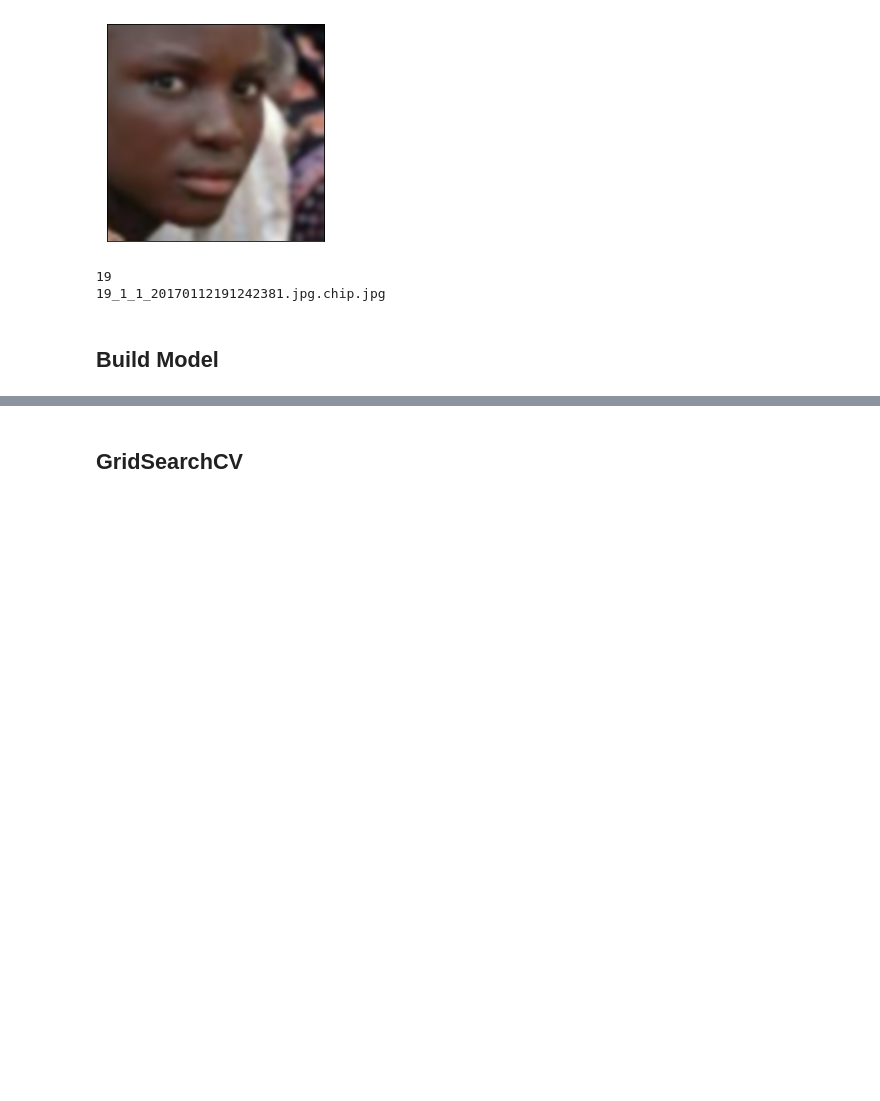
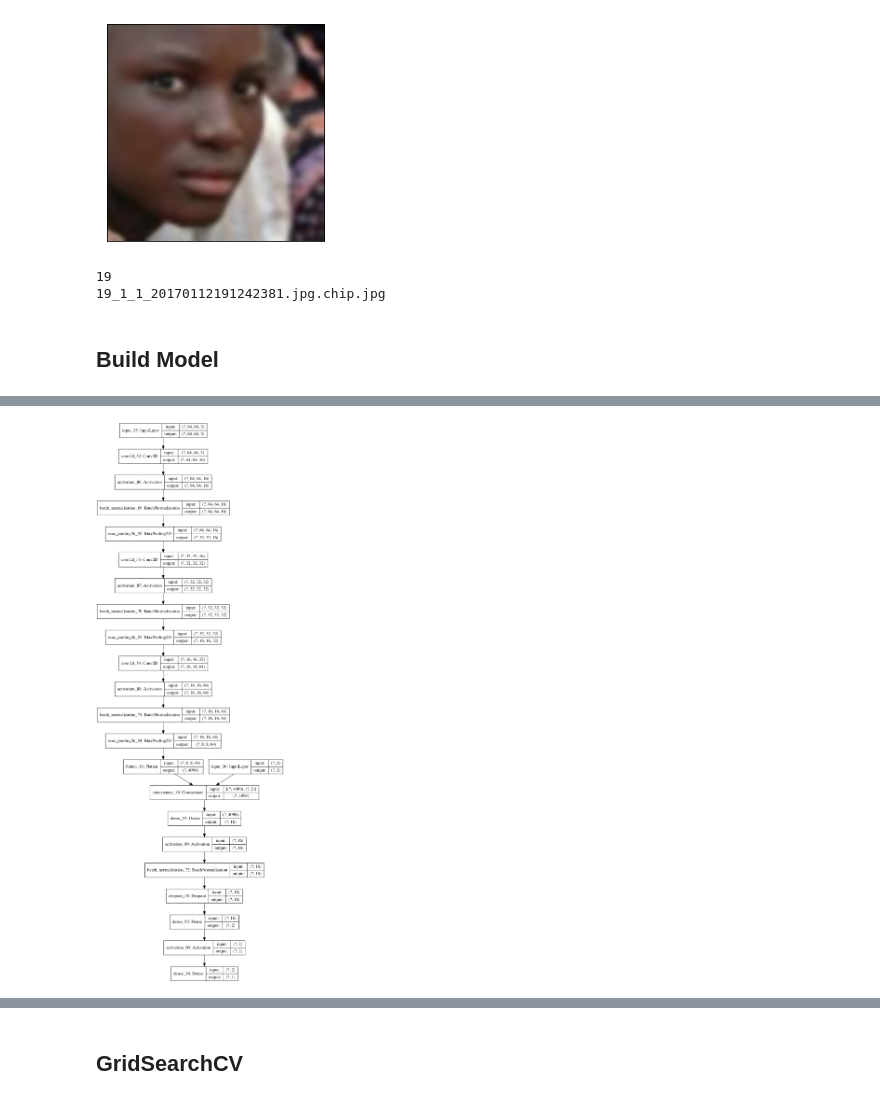
Before and after one commit to domenico97/AgeReg, a Jupyter notebook: AgeReg.ipynb, the cells around one changed output, grey strips where cells are left out. Drawn from its saved outputs; the diff is of its cells as text; code cells hidden in the pictures; blank space fills up the shorter version.

Commit message:
Aggiunto image model

```diff
--- a/AgeReg.ipynb
+++ b/AgeReg.ipynb
@@ -149,15 +149,3 @@ Name: 100_0_0_20170112215240346.jpg.chip.jpg
 Age: 100
 Sex: 0
 Ethnicity: 0
-# %%
-#Creazione CSV
-import csv
-
-with open('dataset.csv', 'w') as csvfile:
-    filewriter = csv.writer(csvfile, delimiter=',', quotechar='|', quoting=csv.QUOTE_MINIMAL)
-    filewriter.writerow(["ID", "Image", "Age", "Sex", "Ethnicity"])
-
-    for i in range(size):
-        arr = np.array(images[i])
-        flat_arr = arr.ravel()
-        filewriter.writerow([i, flat_arr, ages[i], genders[i], ethnicities[i]])
@@ -292,8 +261,18 @@ def build_one_model(optimizer):
 # %%
+#Necessità di aggiungere all'environment:
+#conda install graphviz
+#conda install pydotplus
+
 import keras
+import matplotlib.pyplot as plt
+from keras.utils import plot_model
+import tensorflow as tf
 from keras.layers import *
 from keras.models import *
+from IPython.display import Image
+#from graphviz import Digraph
 from keras import backend as K
+
 
 def create_cnn_model():
 
@@ -321,19 +300,24 @@ def create_cnn_model():
 
     # flatten the volume, then FC => RELU => BN => DROPOUT
     x = Flatten()(x)
+
+    #shape degli attributi numerici
+    aux_rand = Input(shape=(2,))
+    x = keras.layers.Concatenate(axis=1)([x, aux_rand])
     x = Dense(16)(x)
     x = Activation("relu")(x)
     x = BatchNormalization(axis=chanDim)(x)
     x = Dropout(0.5)(x)
 
-    # apply another FC layer, this one to match the number of nodes
-    # coming out of the MLP
     x = Dense(2)(x)
     x = Activation("relu")(x)
+    x = Dense(1, activation="linear")(x)
 
 
     # construct the CNN
-    model = Model(inputs, x)
-
+    model = Model([inputs, aux_rand], x)
+    model.compile(loss="mean_absolute_percentage_error", optimizer='adam')
+    #plot_model(model,to_file='demo.png',show_shapes=True)
+    tf.keras.utils.plot_model(model, 'model.png',show_shapes=True)
     # return the CNN
     return model
@@ -445,0 +324,5 @@ provaPip=make_pipeline(keras_input, KerasModel())
+# %%
+model = create_cnn_model()
+Image('model.png')
+# %% [output]
+[figure, added]
```
Also changed, not shown: parts of 15 cells of this notebook, 1 other file.
